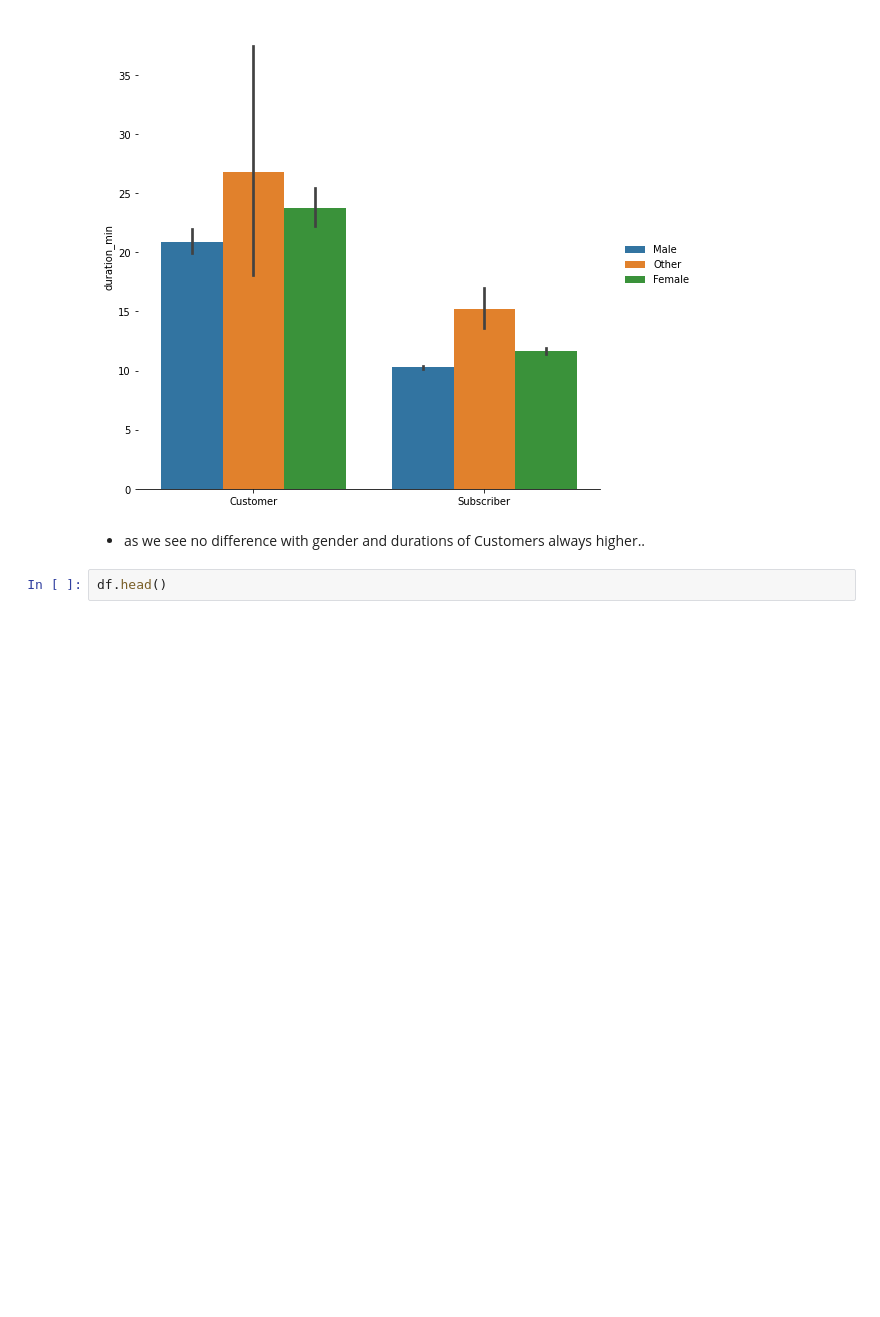
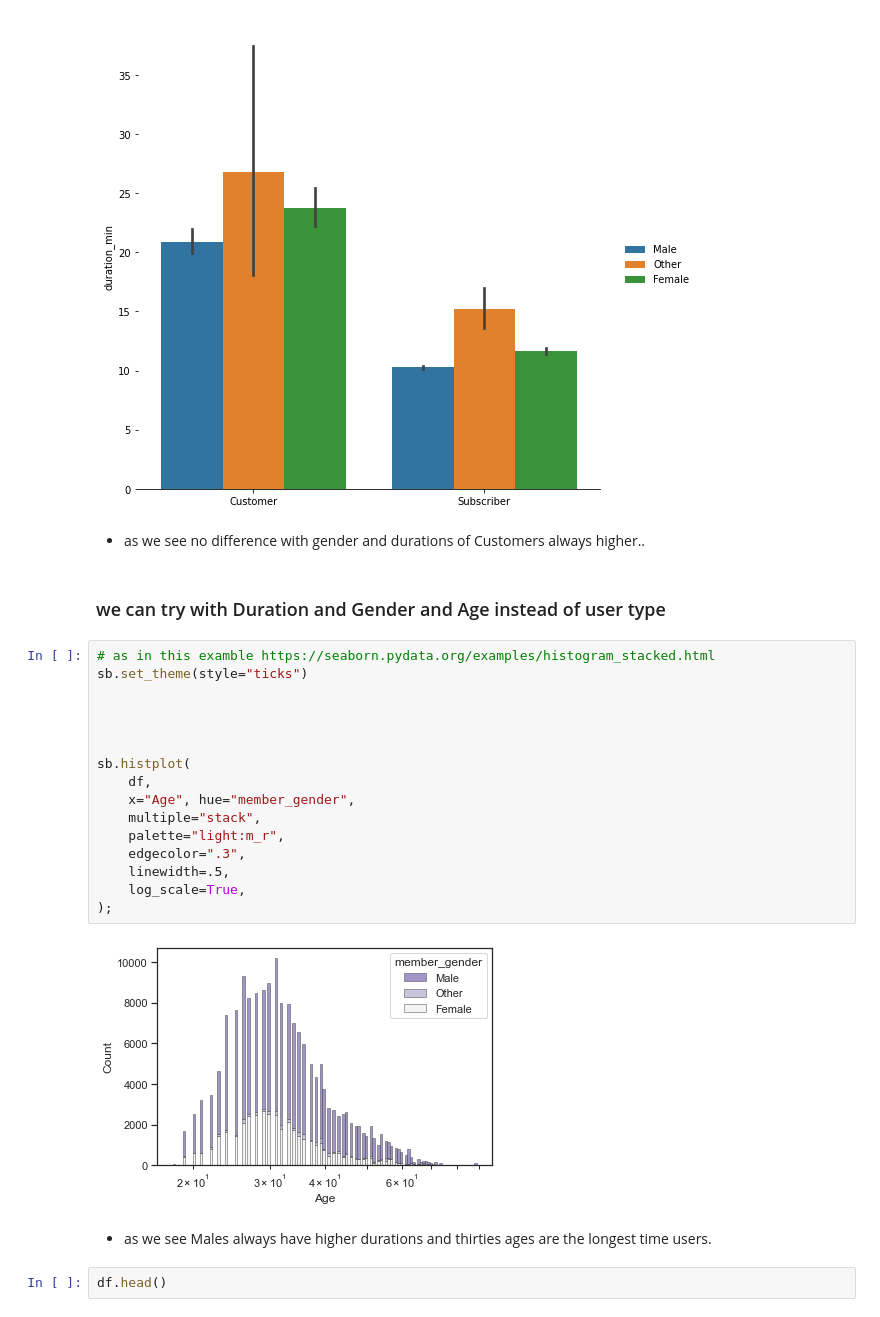
Before and after one commit to Theabdelkader/Communicate-Data-Findings-Ford-GoBike-System, a Jupyter notebook: exploration_template.ipynb, the cells around one changed output. Saved outputs shown, nothing was run; the diff lists cells and outputs as text; blank space fills up the shorter version.

Commit message:
we can try with Duration and Gender and Age instead of user type

```diff
--- a/exploration_template.ipynb
+++ b/exploration_template.ipynb
@@ -624,6 +624,28 @@ g.legend.set_title("");
 [figure]
 # %% [markdown]
 - as we see no difference with gender and durations of Customers always higher..
+# %% [markdown]
+### we can try with Duration and Gender and Age instead of user type
+# %%
+# as in this examble https://seaborn.pydata.org/examples/histogram_stacked.html
+sb.set_theme(style="ticks")
+
+
+
+
+sb.histplot(
+    df,
+    x="Age", hue="member_gender",
+    multiple="stack",
+    palette="light:m_r",
+    edgecolor=".3",
+    linewidth=.5,
+    log_scale=True,
+);
+# %% [output]
+[figure, added]
+# %% [markdown]
+- as we see Males always have higher durations and thirties ages are the longest time users.
 # %%
 df.head()
 # %% [output]
```
Also changed, not shown: parts of 1 cell of this notebook.
